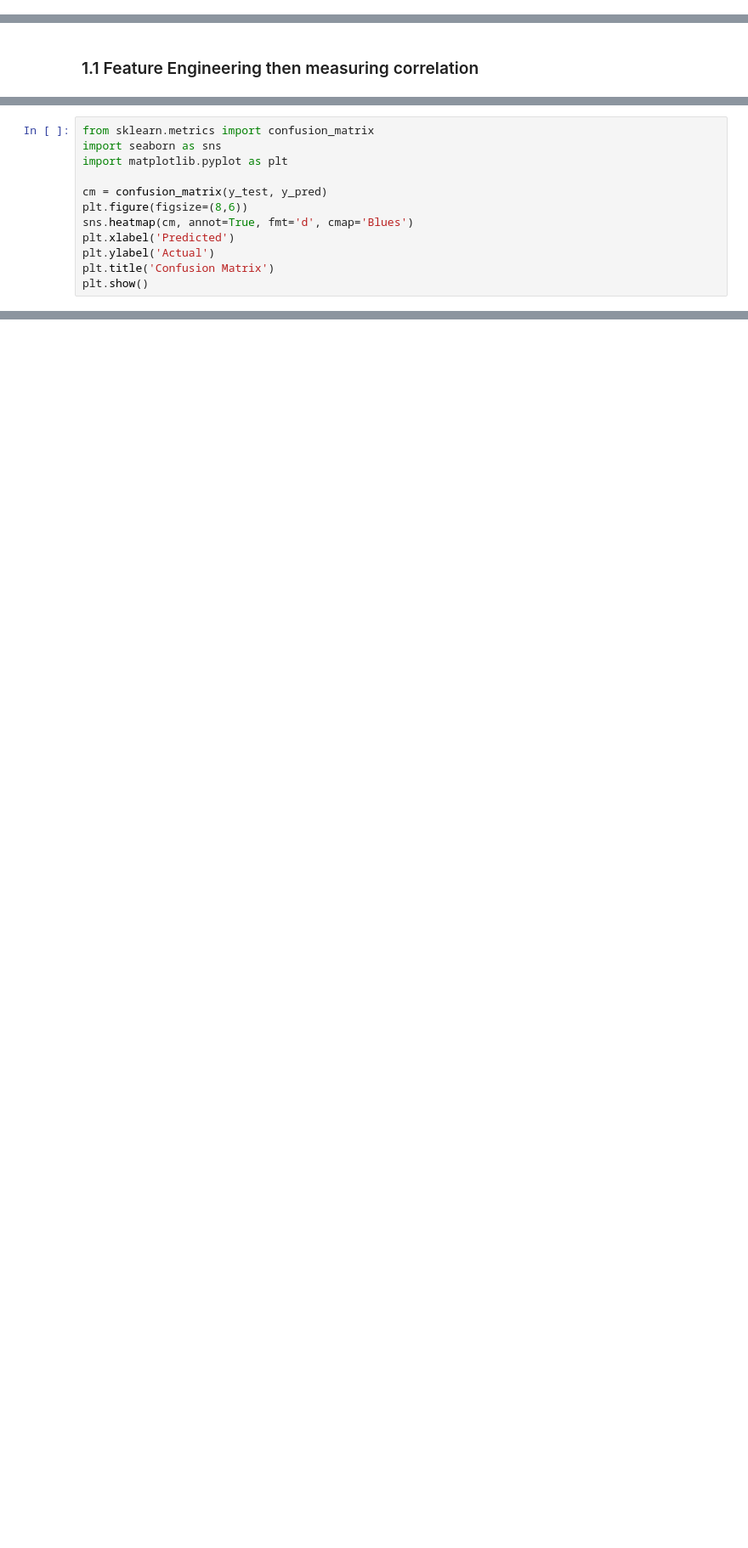
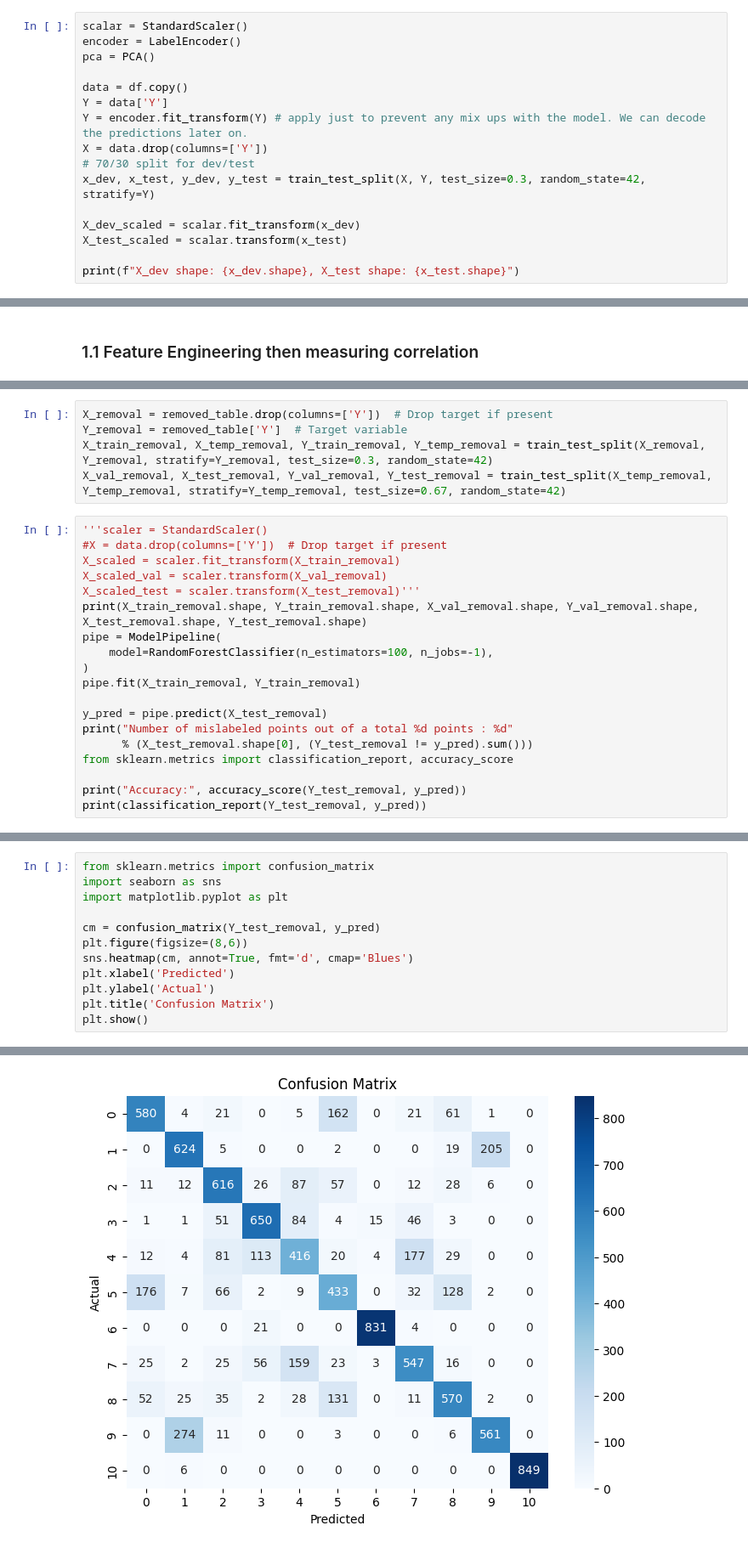
Before and after one commit to tjmeltesen/AML, a Jupyter notebook: Project/inspections.ipynb, the cells around one changed output, grey strips where cells are left out. Shown at 85% size. Drawn from its saved outputs; the diff is of its cells as text; blank space fills up the shorter version.

```diff
--- a/Project/inspections.ipynb
+++ b/Project/inspections.ipynb
@@ -70,0 +61,16 @@ Name: count, dtype: int64
+# %%
+scalar = StandardScaler()
+encoder = LabelEncoder()
+pca = PCA()
+
+data = df.copy()
+Y = data['Y']
+Y = encoder.fit_transform(Y) # apply just to prevent any mix ups with the model. We can decode the predictions later on.
+X = data.drop(columns=['Y'])
+# 70/30 split for dev/test
+x_dev, x_test, y_dev, y_test = train_test_split(X, Y, test_size=0.3, random_state=42, stratify=Y)
+
+X_dev_scaled = scalar.fit_transform(x_dev)
+X_test_scaled = scalar.transform(x_test)
+
+print(f"X_dev shape: {x_dev.shape}, X_test shape: {x_test.shape}")
@@ -197,0 +193,24 @@ weighted avg       0.70      0.69      0.70      9361
+# %%
+X_removal = removed_table.drop(columns=['Y'])  # Drop target if present
+Y_removal = removed_table['Y']  # Target variable
+X_train_removal, X_temp_removal, Y_train_removal, Y_temp_removal = train_test_split(X_removal, Y_removal, stratify=Y_removal, test_size=0.3, random_state=42)
+X_val_removal, X_test_removal, Y_val_removal, Y_test_removal = train_test_split(X_temp_removal, Y_temp_removal, stratify=Y_temp_removal, test_size=0.67, random_state=42)
+# %%
+'''scaler = StandardScaler()
+#X = data.drop(columns=['Y'])  # Drop target if present
+X_scaled = scaler.fit_transform(X_train_removal)
+X_scaled_val = scaler.transform(X_val_removal)
+X_scaled_test = scaler.transform(X_test_removal)'''
+print(X_train_removal.shape, Y_train_removal.shape, X_val_removal.shape, Y_val_removal.shape, X_test_removal.shape, Y_test_removal.shape)
+pipe = ModelPipeline(
+    model=RandomForestClassifier(n_estimators=100, n_jobs=-1),
+)
+pipe.fit(X_train_removal, Y_train_removal)
+
+y_pred = pipe.predict(X_test_removal)
+print("Number of mislabeled points out of a total %d points : %d"
+      % (X_test_removal.shape[0], (Y_test_removal != y_pred).sum()))
+from sklearn.metrics import classification_report, accuracy_score
+
+print("Accuracy:", accuracy_score(Y_test_removal, y_pred))
+print(classification_report(Y_test_removal, y_pred))
@@ -200,7 +241,7 @@ from sklearn.metrics import confusion_matrix
 import seaborn as sns
 import matplotlib.pyplot as plt
 
-cm = confusion_matrix(y_test, y_pred)
+cm = confusion_matrix(Y_test_removal, y_pred)
 plt.figure(figsize=(8,6))
 sns.heatmap(cm, annot=True, fmt='d', cmap='Blues')
 plt.xlabel('Predicted')
@@ -211,0 +252 @@ NameError: name 'y_pred' is not defined
+[figure, added]
```
Also changed, not shown: parts of 23 cells of this notebook.
